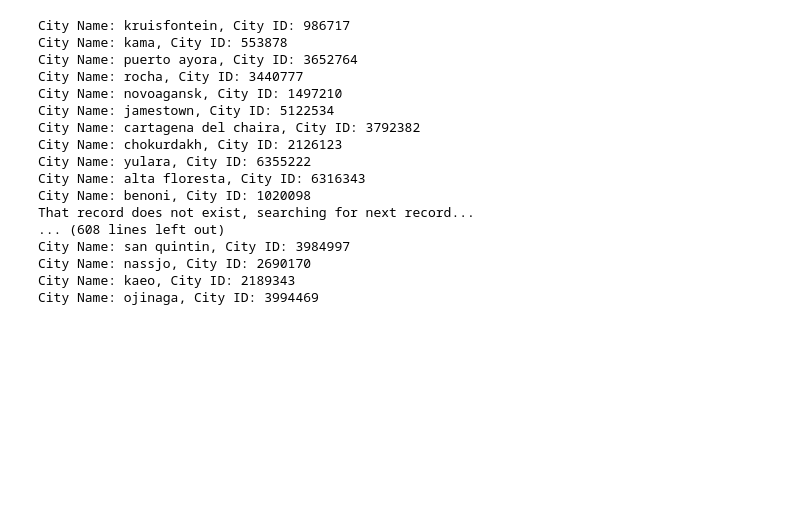
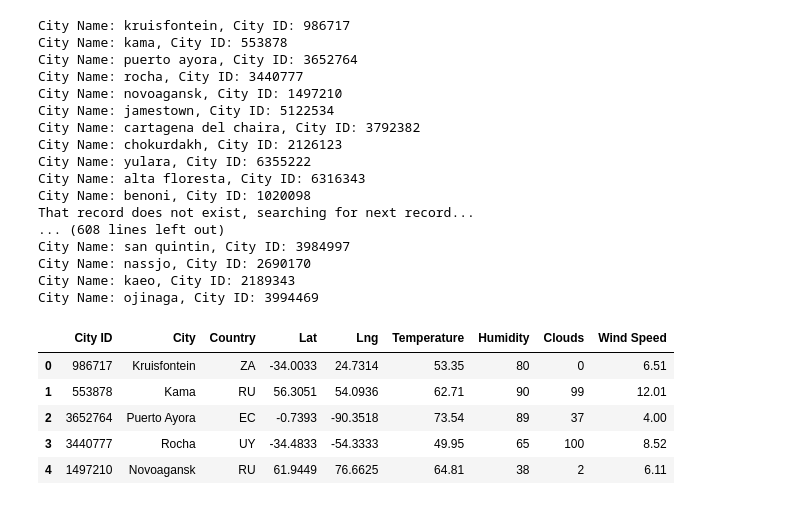
Before and after one commit to firdausmehta/Python-API, a Jupyter notebook: WeatherPy/WeatherPy.ipynb, the cells around one changed output. Drawn from its saved outputs; the diff is of its cells as text; code cells hidden in the pictures; blank space fills up the shorter version.

Commit message:
Convert Raw Data to DataFrame

```diff
--- a/WeatherPy/WeatherPy.ipynb
+++ b/WeatherPy/WeatherPy.ipynb
@@ -119,3 +119,16 @@ City Name: san quintin, City ID: 3984997
 City Name: nassjo, City ID: 2690170
 City Name: kaeo, City ID: 2189343
 City Name: ojinaga, City ID: 3994469
+# %%
+# Convert the data into a dataframe
+cities_df = pd.DataFrame({"City ID": city_id_list, "City": city_name_list, "Country": country_list, "Lat": lat_list, "Lng": lng_list,
+                         "Temperature": temp_list, "Humidity": humidity_list, "Clouds": clouds_list,
+                         "Wind Speed": wind_speed_list})
+cities_df.head()
+# %% [output]
+|  | City ID | City | Country | Lat | Lng | Temperature | Humidity | Clouds | Wind Speed |
+| 0 | 986717 | Kruisfontein | ZA | -34.0033 | 24.7314 | 53.35 | 80 | 0 | 6.51 |
+| 1 | 553878 | Kama | RU | 56.3051 | 54.0936 | 62.71 | 90 | 99 | 12.01 |
+| 2 | 3652764 | Puerto Ayora | EC | -0.7393 | -90.3518 | 73.54 | 89 | 37 | 4.00 |
+| 3 | 3440777 | Rocha | UY | -34.4833 | -54.3333 | 49.95 | 65 | 100 | 8.52 |
+| 4 | 1497210 | Novoagansk | RU | 61.9449 | 76.6625 | 64.81 | 38 | 2 | 6.11 |
```
Also changed, not shown: parts of 1 cell of this notebook, 1 other file.
